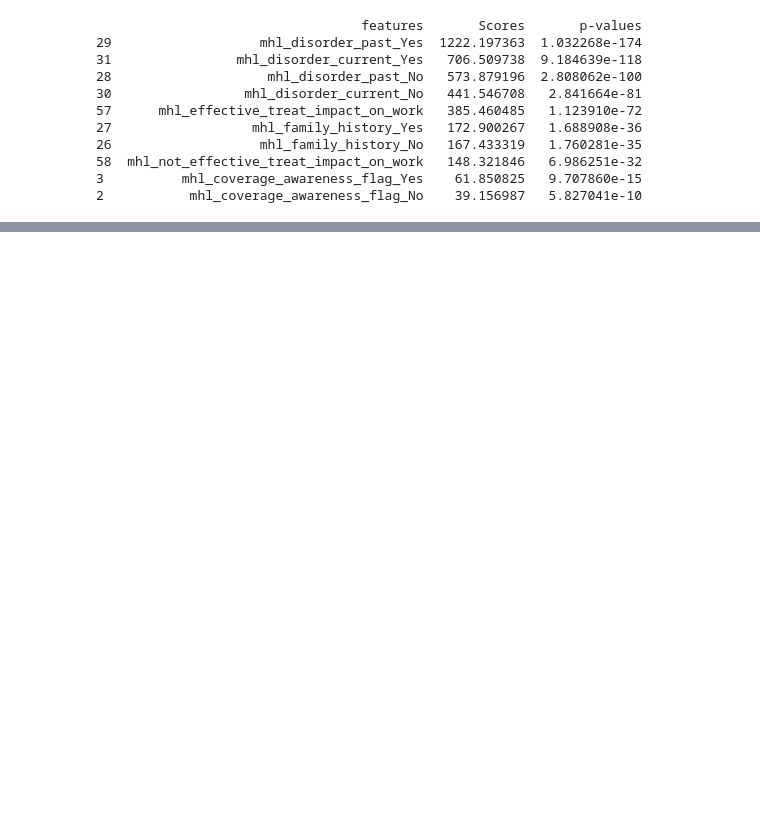
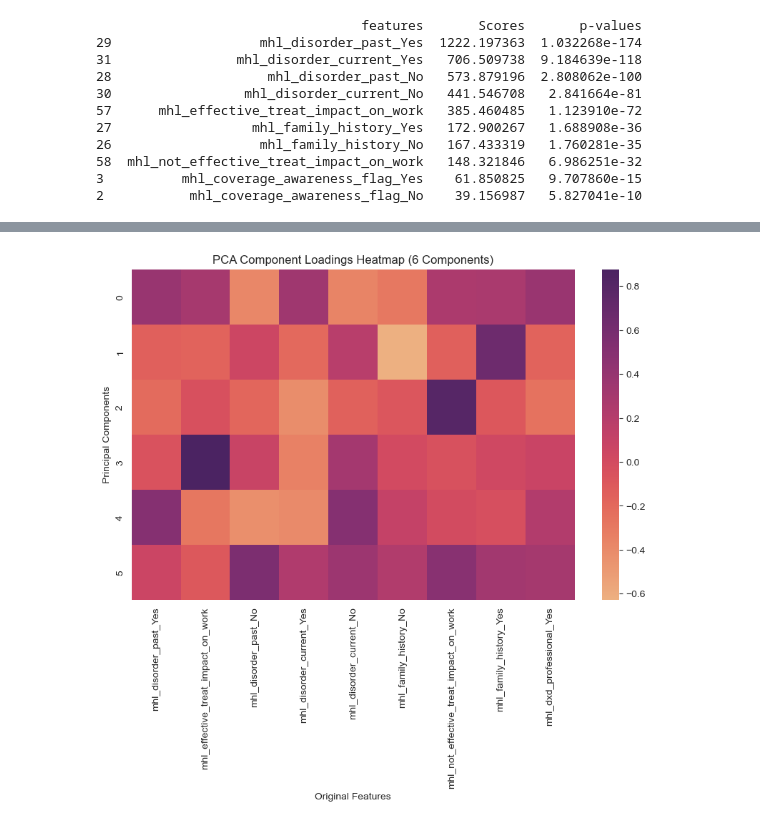
Before and after one commit to Oumaymabamoh/ML_Mental_Health_Cluster_Insights, a Jupyter notebook: feature_engineering.ipynb, the cells around one changed output, grey strips where cells are left out. Saved outputs shown, nothing was run; the diff lists cells and outputs as text; code cells hidden in the pictures; blank space fills up the shorter version.

```diff
--- a/feature_selection.ipynb
+++ b/feature_engineering.ipynb
@@ -76,0 +253,22 @@ print(feature_scores)
+# %%
+from sklearn.decomposition import PCA
+import matplotlib.pyplot as plt
+import seaborn as sns
+import pandas as pd
+
+# Apply PCA with 6 components (since they explain ~92% variance)
+pca = PCA(n_components=6)
+pca_scores = pca.fit_transform(X_std)
+
+# Create a DataFrame for the principal components (feature loadings)
+df_comp = pd.DataFrame(pca.components_, columns=selected_features_df.columns)
+
+# Plot heatmap of component loadings
+plt.figure(figsize=(10, 6))
+sns.heatmap(df_comp, cmap='flare', annot=False)
+plt.title("PCA Component Loadings Heatmap (6 Components)")
+plt.xlabel("Original Features")
+plt.ylabel("Principal Components")
+plt.show()
+# %% [output]
+[figure, added]
```
Also changed, not shown: parts of 10 cells of this notebook, 1 other file.
